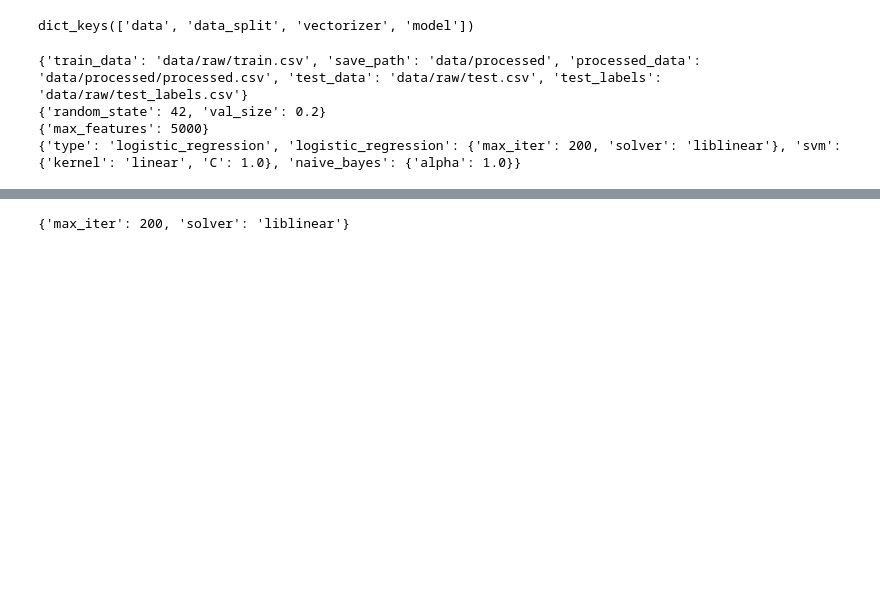
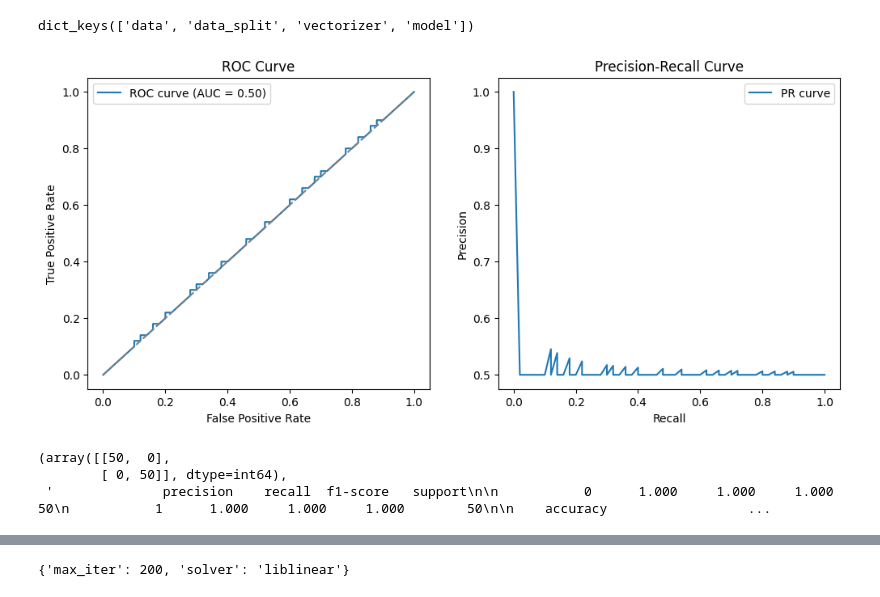
Before and after one commit to RehanShaikh-ai/jigsaw-text-moderation, a Jupyter notebook: notebooks/experiment.ipynb, the cells around one changed output, grey strips where cells are left out. Cells and saved outputs as stored; diff of their text form; code cells hidden in the pictures; blank space fills up the shorter version.

```diff
--- a/notebooks/experiment.ipynb
+++ b/notebooks/experiment.ipynb
@@ -176,10 +261,53 @@ config.keys()
 # %% [output]
 dict_keys(['data', 'data_split', 'vectorizer', 'model'])
 # %%
-for i in config.keys():
-    print(config[i])
+import numpy as np
+import matplotlib.pyplot as plt
+from sklearn.metrics import roc_curve, auc, precision_recall_curve, confusion_matrix, classification_report, accuracy_score
+
+# True labels (binary classification)
+y_true = np.array([1]*50 + [0]*50)  # 50 negatives, 50 positives
+
+# Worst-case predictions (flipped)
+y_pred = np.array([1]*50 + [0]*50)  # predict opposite
+
+# Fake "probabilities" that are flipped as well (simulate model confidence)
+y_scores = np.concatenate([np.linspace(1, 0.5, 50), np.linspace(0.5, 1, 50)])
+
+# --- ROC Curve ---
+fpr, tpr, _ = roc_curve(y_true, y_scores)
+roc_auc = auc(fpr, tpr)
+
+# --- PR Curve ---
+precision, recall, _ = precision_recall_curve(y_true, y_scores)
+
+# --- Confusion Matrix ---
+cm = confusion_matrix(y_true, y_pred)
+report = classification_report(y_true, y_pred, digits=3)
+
+# Plot ROC and PR curves
+plt.figure(figsize=(12,5))
+
+plt.subplot(1,2,1)
+plt.plot(fpr, tpr, label=f'ROC curve (AUC = {roc_auc:.2f})')
+plt.plot([0,1],[0,1],'--',color='gray')
+plt.xlabel('False Positive Rate')
+plt.ylabel('True Positive Rate')
+plt.title('ROC Curve')
+plt.legend()
+
+plt.subplot(1,2,2)
+plt.plot(recall, precision, label='PR curve')
+plt.xlabel('Recall')
+plt.ylabel('Precision')
+plt.title('Precision-Recall Curve')
+plt.legend()
+
+plt.show()
+
+cm, report
 # %% [output]
+[figure, added]
-{'train_data': 'data/raw/train.csv', 'save_path': 'data/processed', 'processed_data': 'data/processed/processed.csv', 'test_data': 'data/raw/test.csv', 'test_labels': 'data/raw/test_labels.csv'}
-{'random_state': 42, 'val_size': 0.2}
-{'max_features': 5000}
-{'type': 'logistic_regression', 'logistic_regression': {'max_iter': 200, 'solver': 'liblinear'}, 'svm': {'kernel': 'linear', 'C': 1.0}, 'naive_bayes': {'alpha': 1.0}}
+(array([[50,  0],
+        [ 0, 50]], dtype=int64),
+ '              precision    recall  f1-score   support\n\n           0      1.000     1.000     1.000        50\n           1      1.000     1.000     1.000        50\n\n    accuracy                  ...
```
Also changed, not shown: parts of 6 cells of this notebook, 4 other files.
